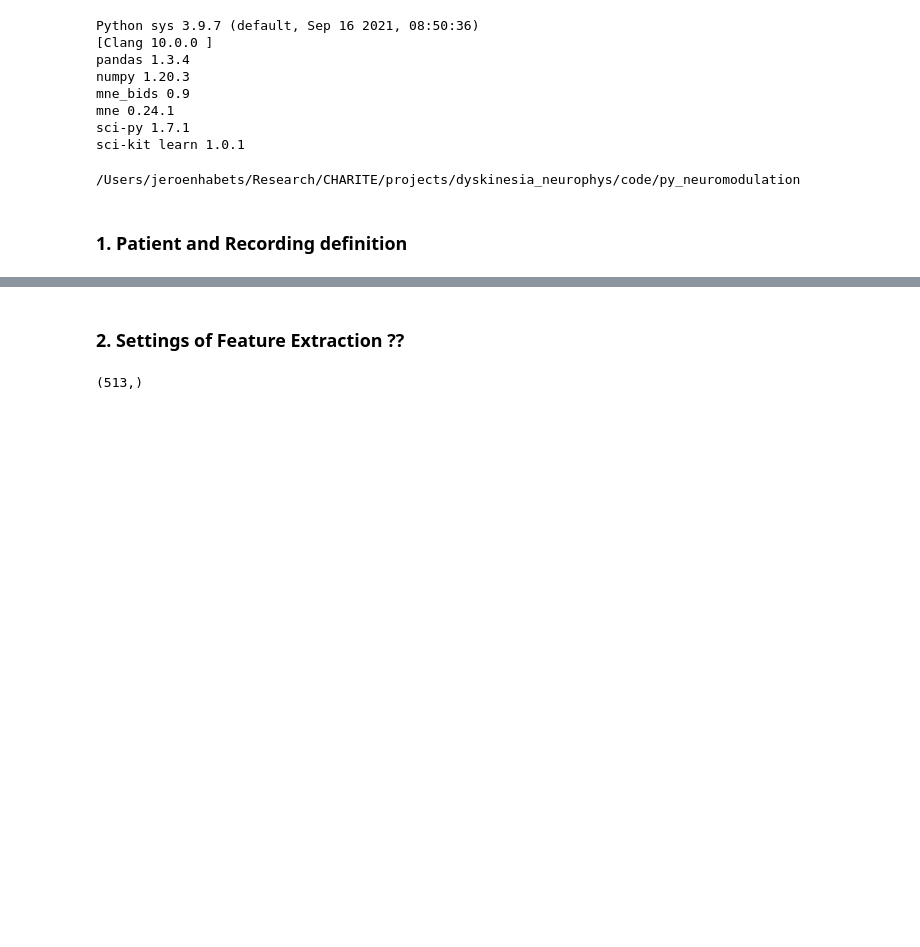
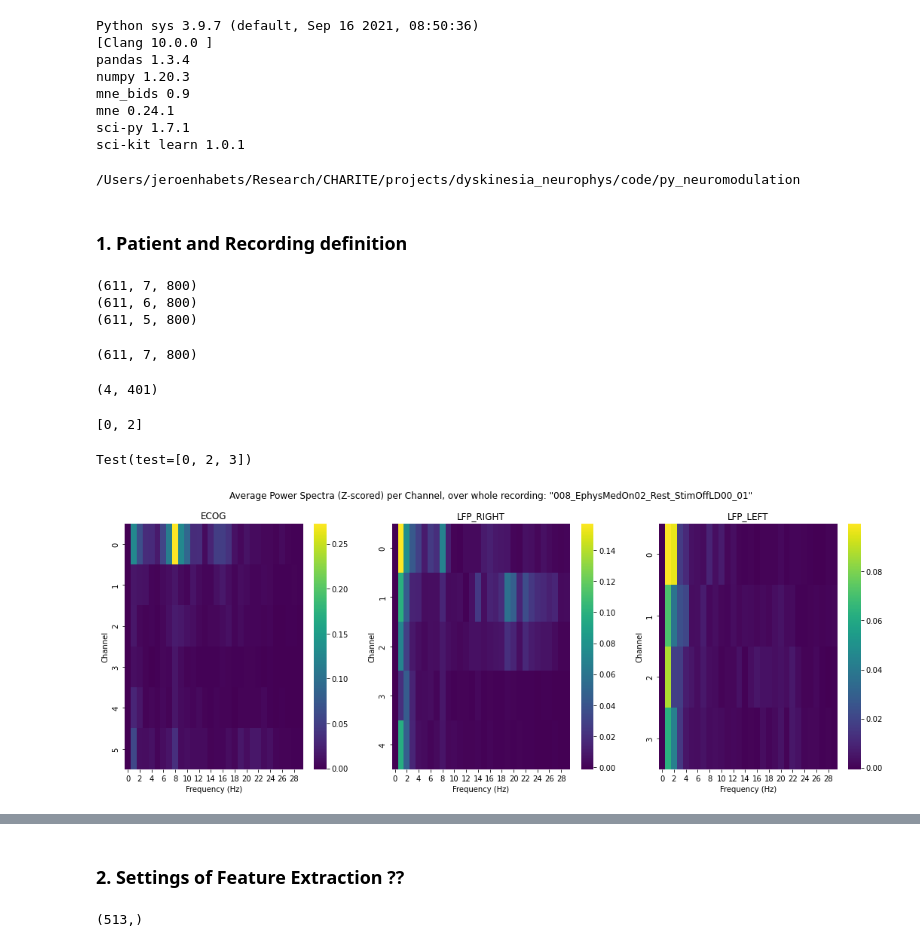
Before and after one commit to richardkoehler/py_neuromodulation, a Jupyter notebook: dyskinesia/dysk_feature_extraction.ipynb, the cells around one changed output, grey strips where cells are left out. Cells and saved outputs as stored; diff of their text form; code cells hidden in the pictures; blank space fills up the shorter version.

```diff
--- a/dyskinesia/dysk_feature_extraction.ipynb
+++ b/dyskinesia/dysk_feature_extraction.ipynb
@@ -101,0 +126,51 @@ temp = np.load(os.path.join(
+# %%
+for g in temp:
+    print(temp[g].shape)
+# %% [output]
+(611, 7, 800)
+(611, 6, 800)
+(611, 5, 800)
+# %%
+dat = temp['ECOG']
+dat.shape
+# %% [output]
+(611, 7, 800)
+# %%
+scipy.signal.periodogram(temp[g][0, 1:, :], fs=800, )[1].shape
+# %% [output]
+(4, 401)
+# %%
+psds, zpsds = {}, {}
+ch_means, ch_zmeans = {}, {}
+for g in temp.keys():
+    dat = temp[g]
+    psds[g] = np.empty((dat.shape[0], dat.shape[1] - 1, int(dat.shape[2] / 2) + 1))
+    zpsds[g] = np.empty_like(psds[g])
+    for w in np.arange(dat.shape[0]):
+        f, ps = scipy.signal.periodogram(dat[w, 1:, :], fs=800, )
+        psds[g][w, :, :] = ps
+
+    for r in np.arange(psds[g].shape[1]):
+        m = np.mean(psds[g][r])
+        sd = np.std(psds[g][r])
+        zpsds[g][r] = (psds[g][r] - m) / sd
+
+    ch_means[g] = np.nanmean(zpsds[g], axis=0)
+    ch_zmeans[g] = np.nanmean(zpsds[g], axis=0)
+# %%
+if 3 in t.test: t.test.remove(3)
+t.test
+# %% [output]
+[0, 2]
+# %%
+@dataclass
+class Test:
+    test: list
+
+t = Test([0, 1, 2, 3])
+
+t.test.remove(1)
+
+t
+# %% [output]
+Test(test=[0, 2, 3])
@@ -101,0 +183,21 @@ temp = np.load(os.path.join(
+# %%
+def mean_channel_freqs()
+"""
+Create for every source a mean Power Spectogram per Channel.
+Within each recording, the PSD's over all windows are averaged.
+Visualizes a rough overview of freq-bandwidth presence in
+different channels.
+Can be used for channel selection
+"""
+
+fig, axes = plt.subplots(1, 3, figsize=(18, 6))
+for n, g in enumerate(ch_zmeans.keys()):
+    sns.heatmap(ch_zmeans[g][:, :30], cmap='viridis', ax=axes[n])
+    axes[n].set_title(g)
+    axes[n].set_ylabel('Channel')
+    axes[n].set_xlabel('Frequency (Hz)')
+plt.suptitle('Average Power Spectra (Z-scored) per Channel'
+         f', over whole recording: "{run_str}"')
+plt.show()
+# %% [output]
+[figure, added]
```
Also changed, not shown: parts of 11 cells of this notebook, 4 other files.
